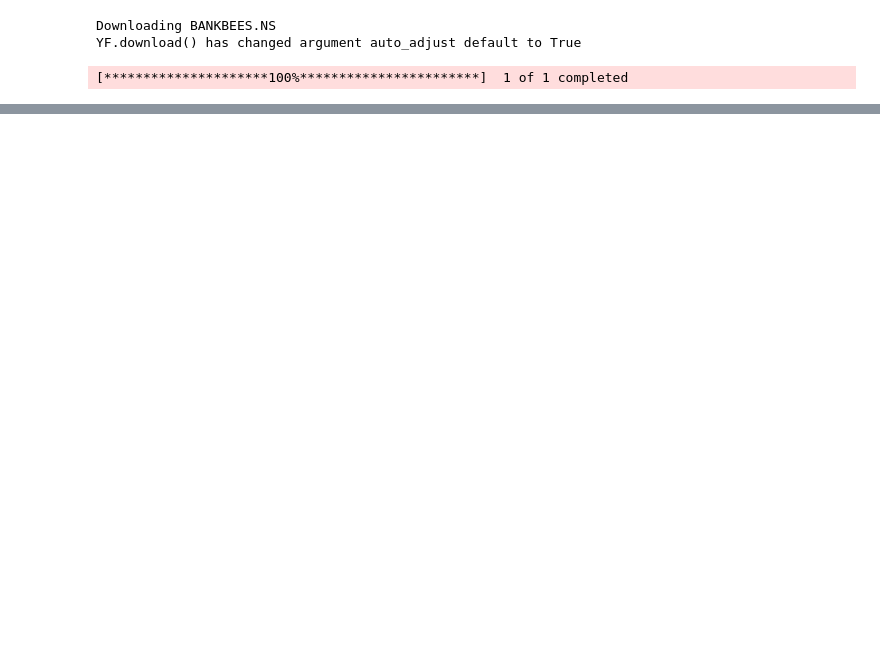
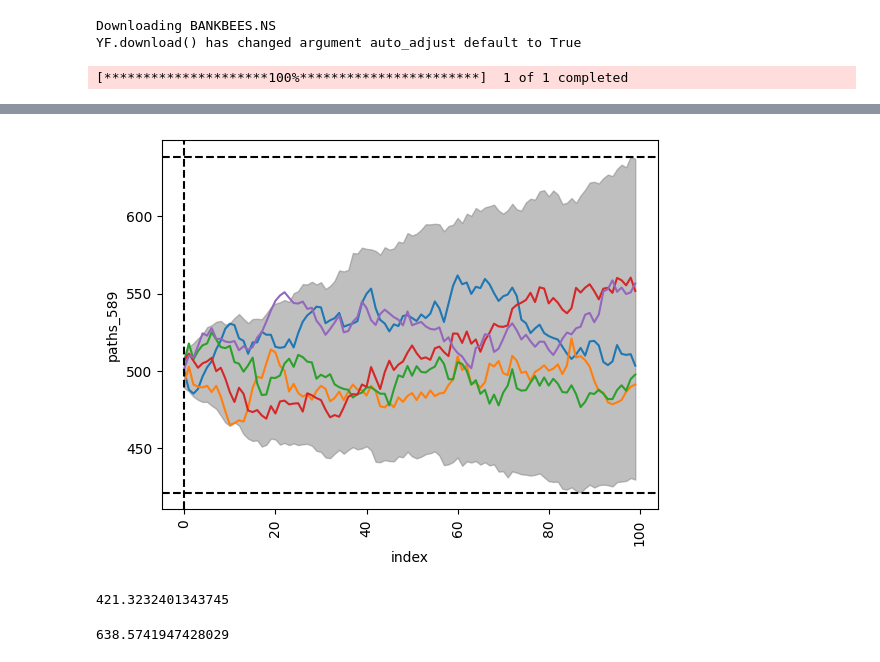
Before and after one commit to vkthakur90/AI_Applications, a Jupyter notebook: Positional_Trading_with_Auto_Regression_Finite_Horizon_Forecasting.ipynb, the cells around one changed output, grey strips where cells are left out. Saved outputs shown, nothing was run; the diff lists cells and outputs as text; code cells hidden in the pictures; blank space fills up the shorter version.

```diff
--- a/Positional_Trading_with_Auto_Regression_Finite_Horizon_Forecasting.ipynb
+++ b/Positional_Trading_with_Auto_Regression_Finite_Horizon_Forecasting.ipynb
@@ -139,0 +182,21 @@ plt.axvline(entity['monte_carlo_quantiles'].index[0], linestyle = '--', color =
+# %%
+selected_paths = np.random.choice(entity['forecast'].columns, paths_to_plot, replace=False)
+
+for p in selected_paths:
+    sns.lineplot(x = 'index', y = p, data = entity['forecast_price'].reset_index())
+
+plt.fill_between(entity['monte_carlo_quantiles'].index, entity['monte_carlo_quantiles']['low_ci'], entity['monte_carlo_quantiles']['high_ci'], color = 'grey', alpha = 0.5)
+plt.axhline(entity['monte_carlo_quantiles']['low_ci'].min(), linestyle = '--', color = 'black')
+plt.axhline(entity['monte_carlo_quantiles']['high_ci'].max(), linestyle = '--', color = 'black')
+plt.axvline(entity['monte_carlo_quantiles'].index[0], linestyle = '--', color = 'black')
+_ = plt.xticks(rotation=90)
+# %% [output]
+[figure, added]
+# %%
+entity['monte_carlo_quantiles']['low_ci'].min()
+# %% [output]
+421.3232401343745
+# %%
+entity['monte_carlo_quantiles']['high_ci'].max()
+# %% [output]
+638.5741947428029
```
Also changed, not shown: parts of 11 cells of this notebook.
